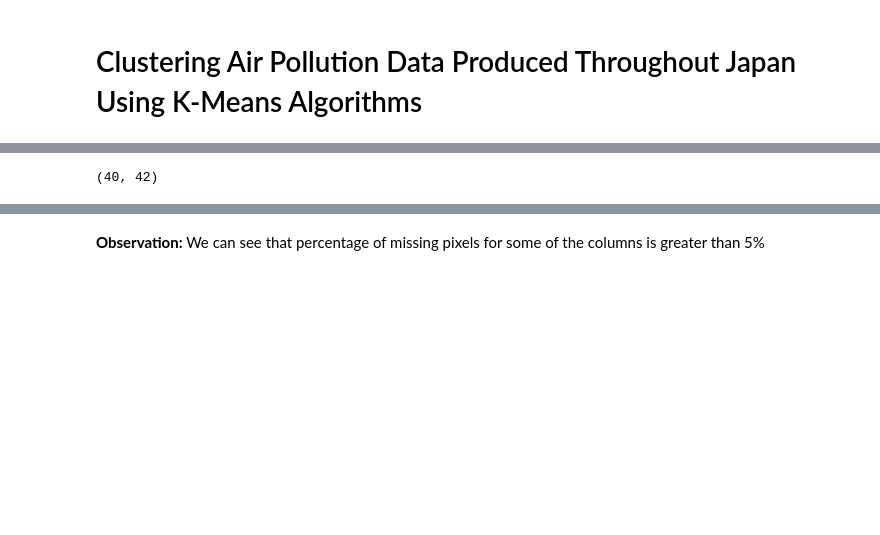
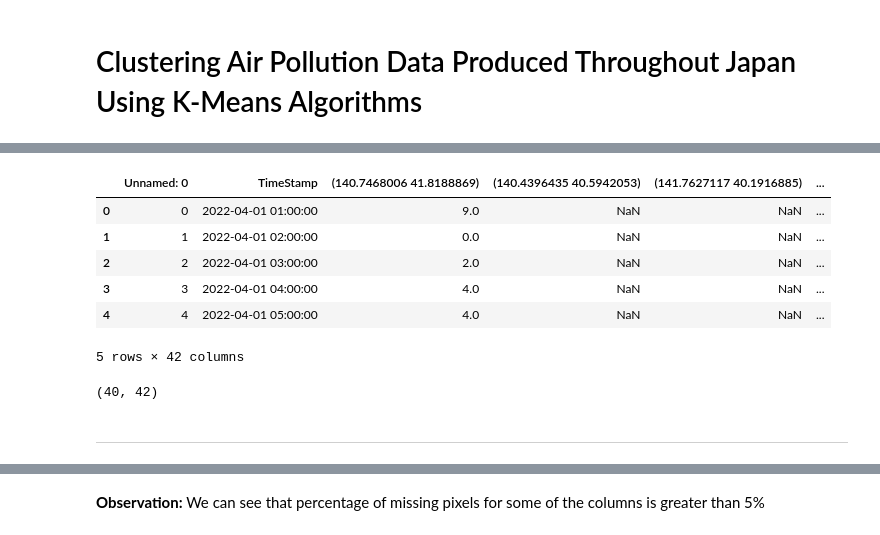
Before and after one commit to UdayLab/intro2BigData, a Jupyter notebook: class_7/kMeans.ipynb, the cells around one changed output, grey strips where cells are left out. Drawn from its saved outputs; the diff is of its cells as text; code cells hidden in the pictures; blank space fills up the shorter version.

```diff
--- a/class_7/kMeans.ipynb
+++ b/class_7/kMeans.ipynb
@@ -40,4 +25,19 @@ df
-# %%
-df.shape
-# %% [output]
-(40, 42)
+# %%
+import pandas as pd
+df=pd.read_csv("aeros_PM25Data.csv")
+
+df.head() # Printing the partial contents of the dataframe
+# %% [output]
+|  | Unnamed: 0 | TimeStamp | (140.7468006 41.8188869) | (140.4396435 40.5942053) | (141.7627117 40.1916885) | ... |
+| 0 | 0 | 2022-04-01 01:00:00 | 9.0 | NaN | NaN | ... |
+| 1 | 1 | 2022-04-01 02:00:00 | 0.0 | NaN | NaN | ... |
+| 2 | 2 | 2022-04-01 03:00:00 | 2.0 | NaN | NaN | ... |
+| 3 | 3 | 2022-04-01 04:00:00 | 4.0 | NaN | NaN | ... |
+| 4 | 4 | 2022-04-01 05:00:00 | 4.0 | NaN | NaN | ... |
+5 rows × 42 columns
+# %%
+df.shape # Checking the shape of the dataframe
+# %% [output]
+(40, 42)
+# %% [markdown]
+---
```
Also changed, not shown: parts of 34 cells of this notebook.
